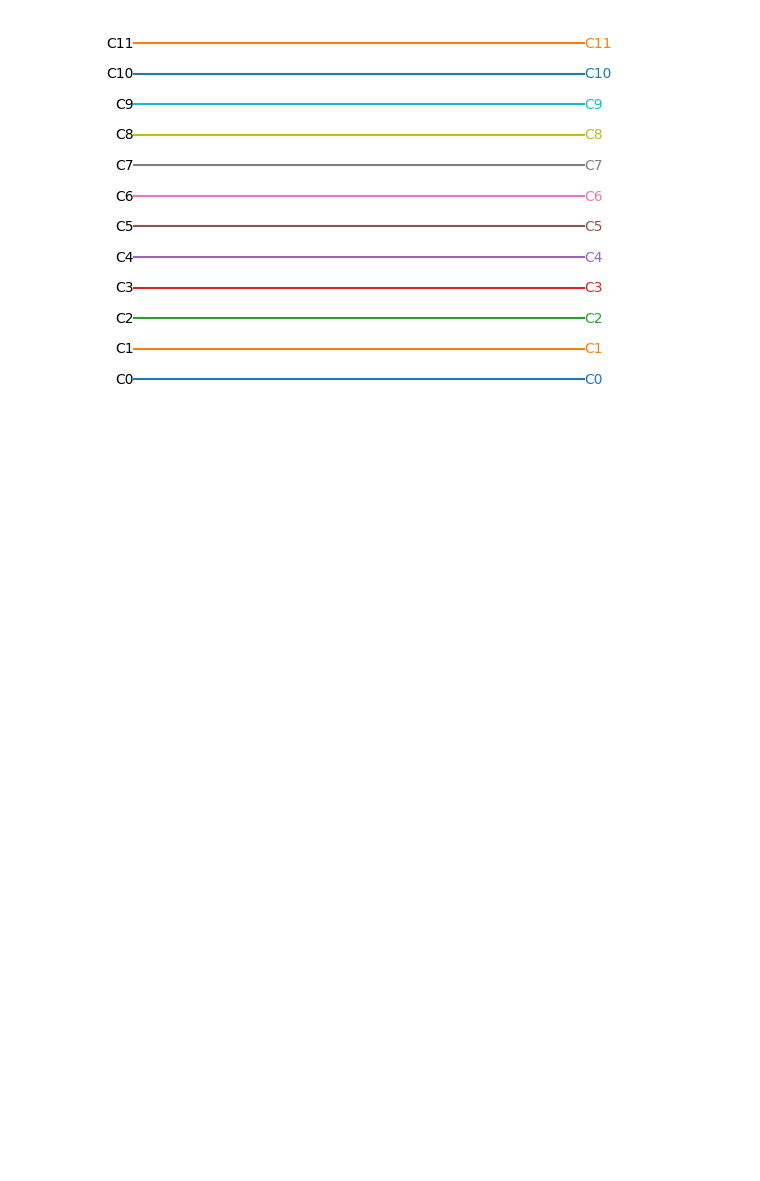
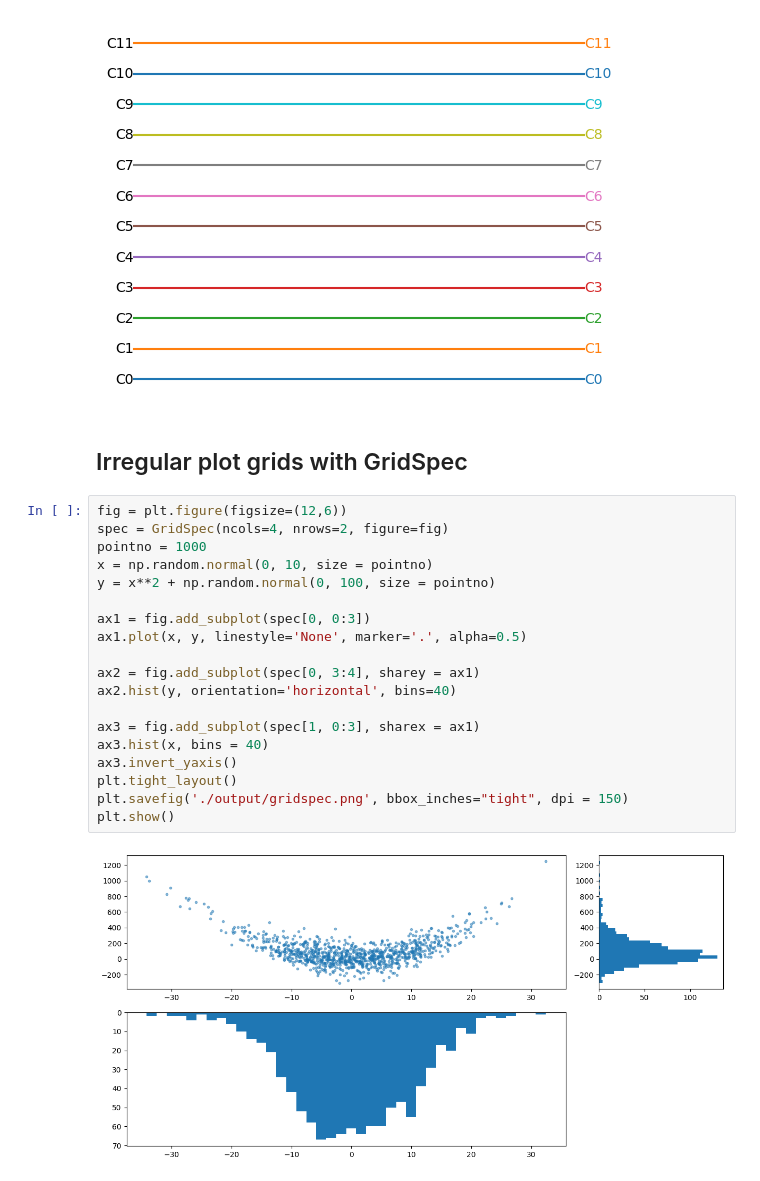
Before and after one commit to romz-pl/Jupyter-Python, a Jupyter notebook: 04-matplotlib/matplotlib.ipynb, the cells around one changed output. Saved outputs shown, nothing was run; the diff lists cells and outputs as text; blank space fills up the shorter version.

Commit message:
Irregular plot grids with GridSpec

```diff
--- a/04-matplotlib/matplotlib.ipynb
+++ b/04-matplotlib/matplotlib.ipynb
@@ -531,3 +532,26 @@ ax.axis('off')
 plt.show()
 # %% [output]
 [figure]
+# %% [markdown]
+## Irregular plot grids with GridSpec
+# %%
+fig = plt.figure(figsize=(12,6))
+spec = GridSpec(ncols=4, nrows=2, figure=fig)
+pointno = 1000
+x = np.random.normal(0, 10, size = pointno)
+y = x**2 + np.random.normal(0, 100, size = pointno)
+
+ax1 = fig.add_subplot(spec[0, 0:3])
+ax1.plot(x, y, linestyle='None', marker='.', alpha=0.5)
+
+ax2 = fig.add_subplot(spec[0, 3:4], sharey = ax1)
+ax2.hist(y, orientation='horizontal', bins=40)
+
+ax3 = fig.add_subplot(spec[1, 0:3], sharex = ax1)
+ax3.hist(x, bins = 40)
+ax3.invert_yaxis()
+plt.tight_layout()
+plt.savefig('./output/gridspec.png', bbox_inches="tight", dpi = 150)
+plt.show()
+# %% [output]
+[figure, added]
```
Also changed, not shown: parts of 1 cell of this notebook, 2 other files.
